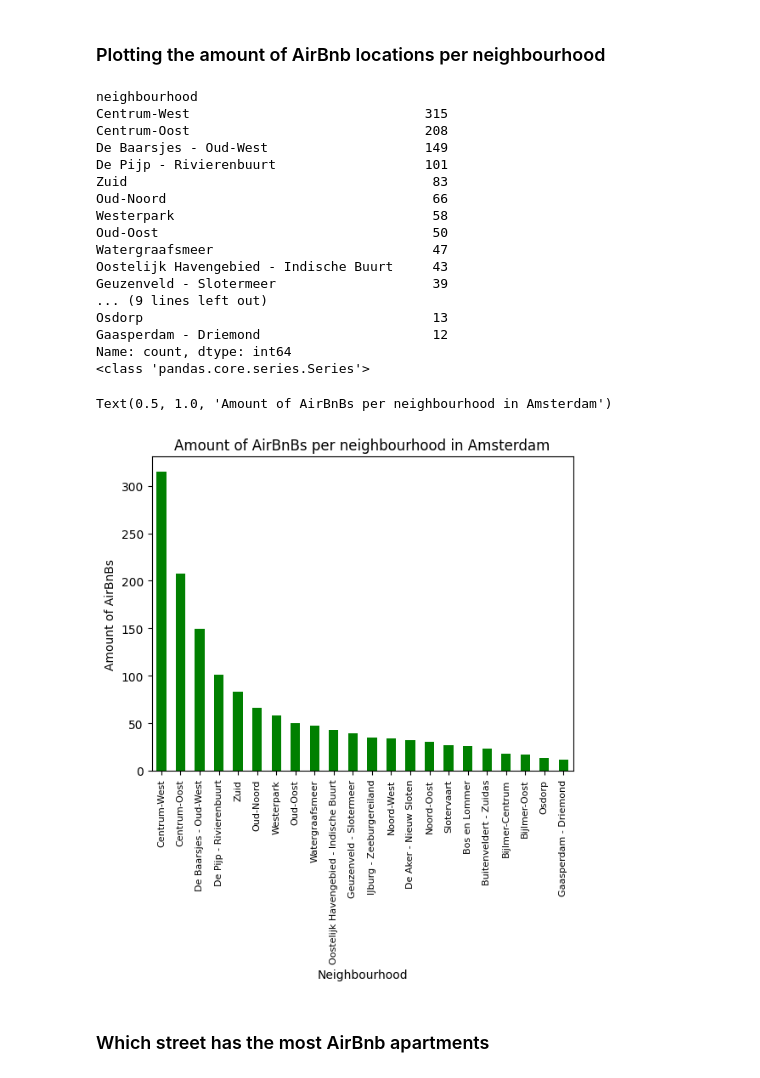
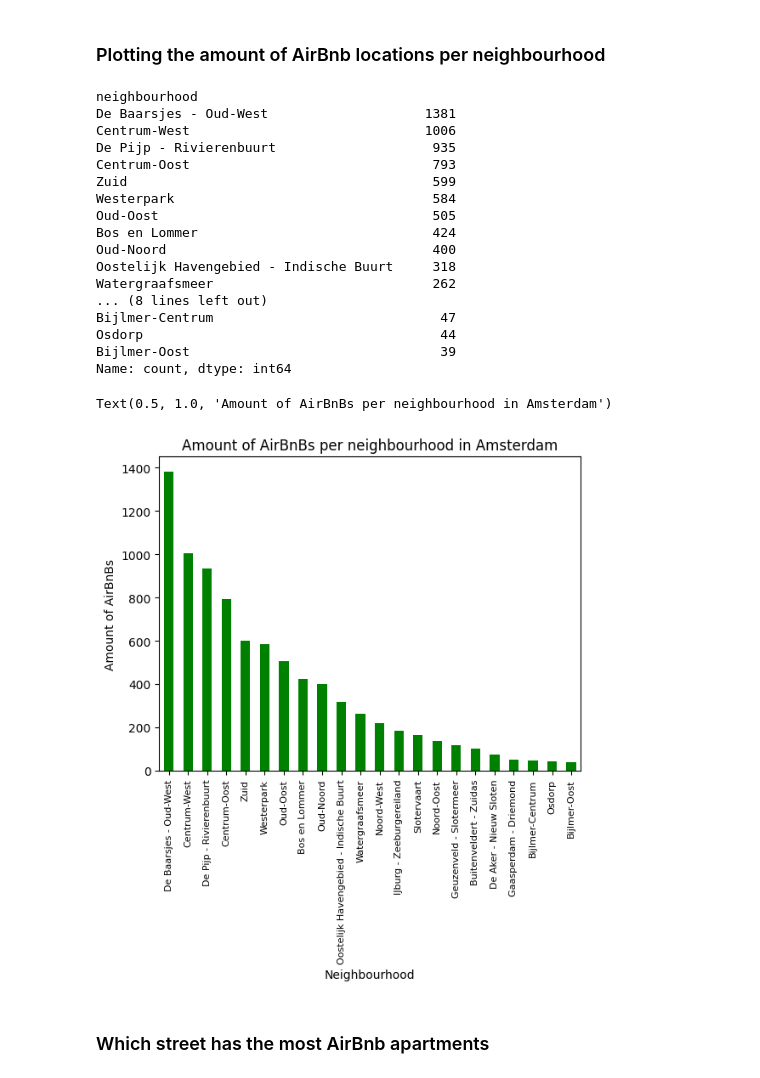
Before and after one commit to quentinverhagen/data_group_9, a Jupyter notebook: Assignment 3/Assignment_AirBnB.ipynb, the cells around one changed output. Saved outputs shown, nothing was run; the diff lists cells and outputs as text; code cells hidden in the pictures.

```diff
--- a/Assignment 3/Assignment_AirBnB.ipynb
+++ b/Assignment 3/Assignment_AirBnB.ipynb
@@ -157,36 +173,37 @@ The total amount of tourist tax Amsterdam will receive is €  182249.90
 # %%
 import matplotlib.pyplot as plt
 
-wijk_counts = bnb_wp['neighbourhood'].value_counts()
+# To plot the amount of AirBnB locations per neighbourhood, we calculated how much locations there were per neighbourhood.
 
+wijk_counts = bnb_df['neighbourhood'].value_counts()
 print(wijk_counts)
-print(type(wijk_counts))
 
+# This could be plotted with a bar plot.
 wijk_counts.plot.bar(color = 'green')
 plt.xlabel("Neighbourhood", size = 10)
 plt.ylabel("Amount of AirBnBs", size = 10)
 plt.xticks(rotation = 90, size = 8)
 plt.title('Amount of AirBnBs per neighbourhood in Amsterdam', size = 12)
 # %% [output]
 neighbourhood
-Centrum-West                              315
-Centrum-Oost                              208
-De Baarsjes - Oud-West                    149
-De Pijp - Rivierenbuurt                   101
-Zuid                                       83
-Oud-Noord                                  66
-Westerpark                                 58
-Oud-Oost                                   50
-Watergraafsmeer                            47
-Oostelijk Havengebied - Indische Buurt     43
-Geuzenveld - Slotermeer                    39
-... (9 lines left out)
-Osdorp                                     13
-Gaasperdam - Driemond                      12
+De Baarsjes - Oud-West                    1381
+Centrum-West                              1006
+De Pijp - Rivierenbuurt                    935
+Centrum-Oost                               793
+Zuid                                       599
+Westerpark                                 584
+Oud-Oost                                   505
+Bos en Lommer                              424
+Oud-Noord                                  400
+Oostelijk Havengebied - Indische Buurt     318
+Watergraafsmeer                            262
+... (8 lines left out)
+Bijlmer-Centrum                             47
+Osdorp                                      44
+Bijlmer-Oost                                39
 Name: count, dtype: int64
-<class 'pandas.core.series.Series'>
 Text(0.5, 1.0, 'Amount of AirBnBs per neighbourhood in Amsterdam')
-[figure, old version]
+[figure, new version]
 # %% [markdown]
 ### Which street has the most AirBnb apartments
 # %%
```
Also changed, not shown: parts of 9 cells of this notebook.
